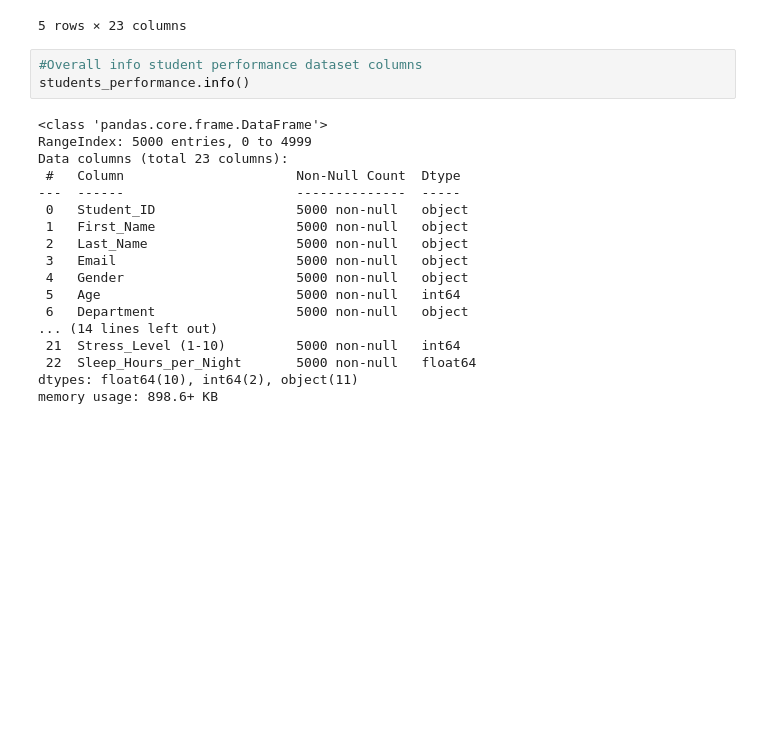
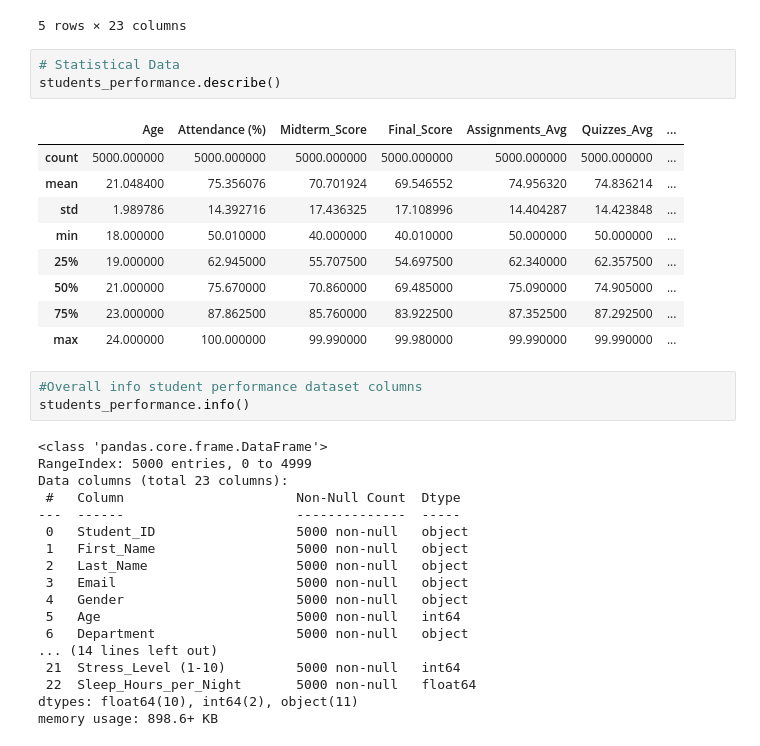
Before and after one commit to mani8072/Data_science_thesis, a Jupyter notebook: coding/machine_learning.ipynb, the cells around one changed output. Cells and saved outputs as stored; diff of their text form; blank space fills up the shorter version.

```diff
--- a/coding/machine_learning.ipynb
+++ b/coding/machine_learning.ipynb
@@ -55,6 +60,19 @@ students_performance.tail()
 | 4998 | S5998 | Sara | Davis | student4998@university.com | Male | 23 | Engineering | 99.09 | ... |
 | 4999 | S5999 | Maria | Brown | student4999@university.com | Female | 21 | Mathematics | 90.33 | ... |
 5 rows × 23 columns
+# %%
+# Statistical Data
+students_performance.describe()
+# %% [output]
+|  | Age | Attendance (%) | Midterm_Score | Final_Score | Assignments_Avg | Quizzes_Avg | ... |
+| count | 5000.000000 | 5000.000000 | 5000.000000 | 5000.000000 | 5000.000000 | 5000.000000 | ... |
+| mean | 21.048400 | 75.356076 | 70.701924 | 69.546552 | 74.956320 | 74.836214 | ... |
+| std | 1.989786 | 14.392716 | 17.436325 | 17.108996 | 14.404287 | 14.423848 | ... |
+| min | 18.000000 | 50.010000 | 40.000000 | 40.010000 | 50.000000 | 50.000000 | ... |
+| 25% | 19.000000 | 62.945000 | 55.707500 | 54.697500 | 62.340000 | 62.357500 | ... |
+| 50% | 21.000000 | 75.670000 | 70.860000 | 69.485000 | 75.090000 | 74.905000 | ... |
+| 75% | 23.000000 | 87.862500 | 85.760000 | 83.922500 | 87.352500 | 87.292500 | ... |
+| max | 24.000000 | 100.000000 | 99.990000 | 99.980000 | 99.990000 | 99.990000 | ... |
 # %%
 #Overall info student performance dataset columns
 students_performance.info()
```
Also changed, not shown: parts of 14 cells of this notebook.
